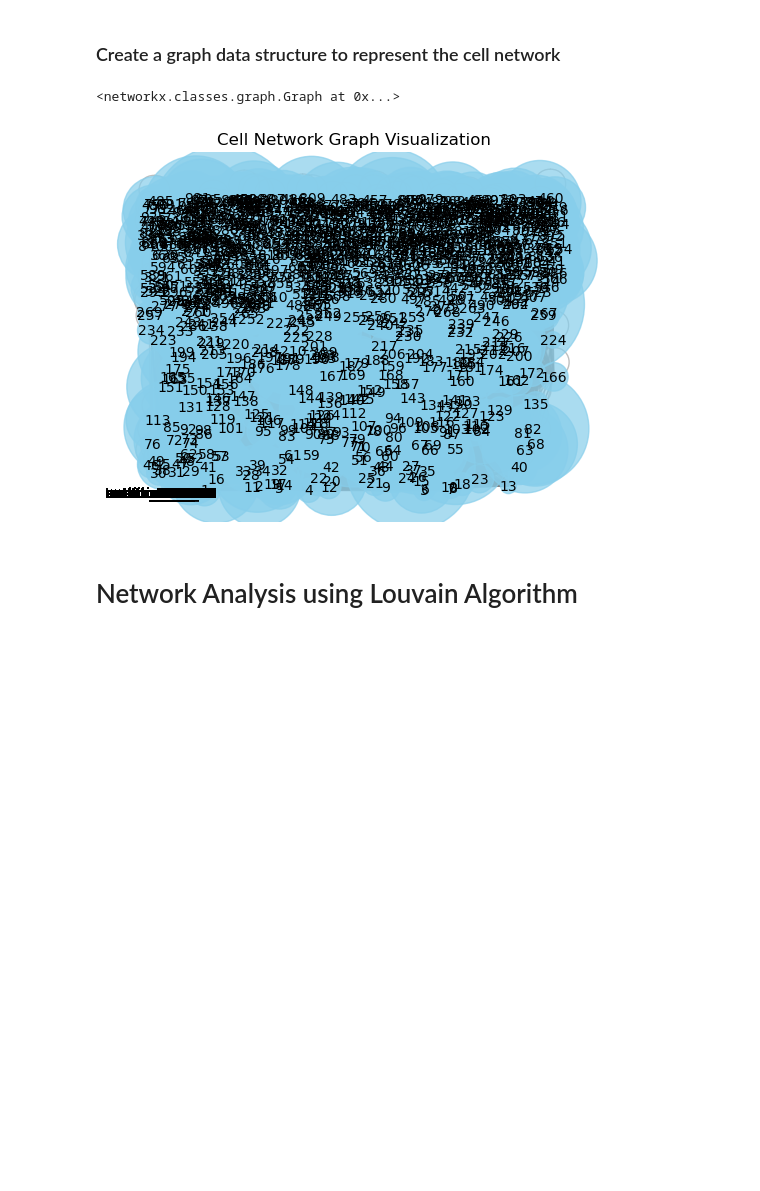
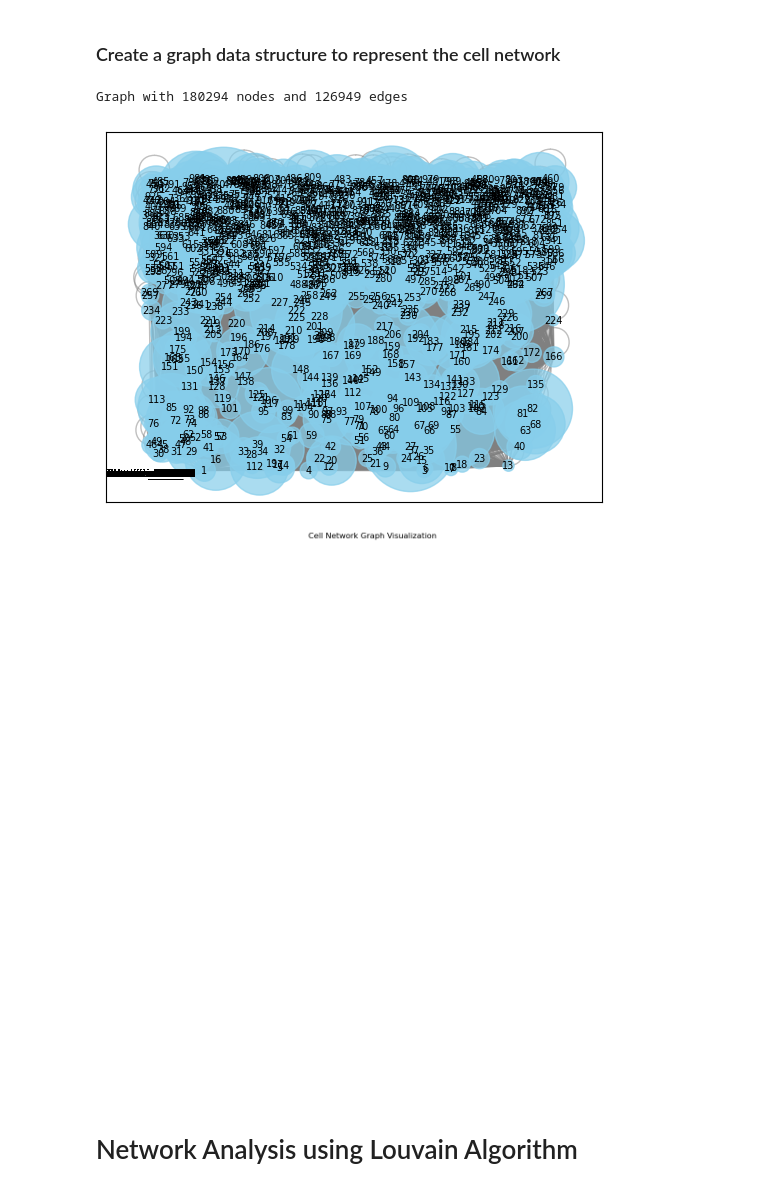
Before and after one commit to Ndaruga/Graph-Network-Analysis-for-cell-Organization, a Jupyter notebook: network_analysis.ipynb, the cells around one changed output. Cells and saved outputs as stored; diff of their text form; code cells hidden in the pictures; blank space fills up the shorter version.

```diff
--- a/network_analysis.ipynb
+++ b/network_analysis.ipynb
@@ -183,7 +143,7 @@ def process_images(data_df, dir_in, dir_out, d):
 from skimage.measure import label, regionprops
 import matplotlib.pyplot as plt
 
-def extract_protein_information(mask_dir, batch_size=5, min_area_threshold=50):
+def extract_protein_information(mask_dir, batch_size=50, min_area_threshold=10000):
     mask_files = os.listdir(mask_dir)
     num_masks = len(mask_files)
 
@@ -239,7 +199,8 @@ def extract_protein_information(mask_dir, batch_size=5, min_area_threshold=50):
                 })
 
         # Use yield to return each batch's DataFrame
-        yield pd.DataFrame(protein_info)
+        df = pd.DataFrame(protein_info)
+        yield df
 
 def do_boxes_intersect(bbox1, bbox2):
     # Check if two bounding boxes intersect
@@ -296,26 +252,28 @@ def create_cell_network_graph(protein_data):
 # %%
 protein_data = pd.concat(list(extract_protein_information(mask_dir, batch_size=64, min_area_threshold=50)))
 cell_network_graph = create_cell_network_graph(protein_data)
-cell_network_graph
+print(cell_network_graph)
 # %% [output]
-<networkx.classes.graph.Graph at 0x...>
+Graph with 180294 nodes and 126949 edges
 # %%
 # Visualization of the cell_network_graph
 pos = nx.get_node_attributes(cell_network_graph, 'centroid')  # Get positions of nodes
 
-node_sizes = [data['area'] for node, data in cell_network_graph.nodes(data=True)]
+node_sizes = [data['area']/2 for node, data in cell_network_graph.nodes(data=True)]
 nx.draw_networkx_nodes(cell_network_graph, pos, node_size=node_sizes, node_color='skyblue', alpha=0.7)
 
 nx.draw_networkx_edges(cell_network_graph, pos, edge_color='gray', alpha=0.5)
 labels = {node: str(node) for node in cell_network_graph.nodes()}
-nx.draw_networkx_labels(cell_network_graph, pos, labels, font_size=10, font_color='black')
+nx.draw_networkx_labels(cell_network_graph, pos, labels, font_size=7, font_color='black')
 
 # Set plot properties
+plt.figure(figsize = (10,10))
 plt.title("Cell Network Graph Visualization")
 plt.axis('off')
 plt.show()
 # %% [output]
-[figure, old version]
+[figure, new version]
+[figure, added]
 # %% [markdown]
 # Network Analysis using Louvain Algorithm
 # %%
```
Also changed, not shown: parts of 19 cells of this notebook, 1 other file.
